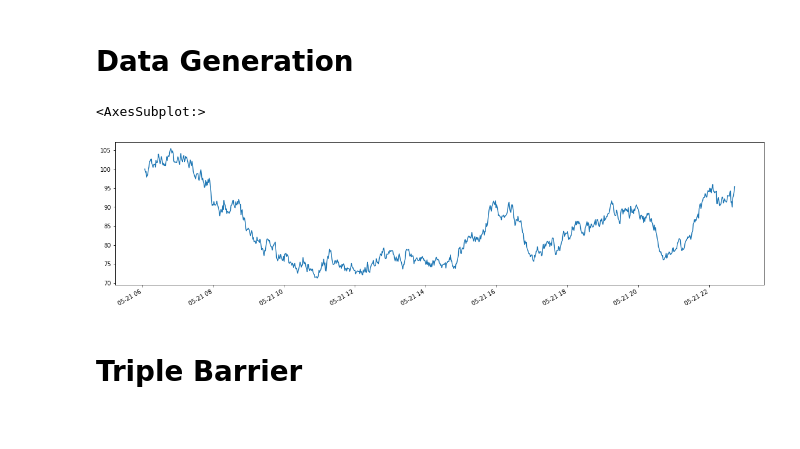
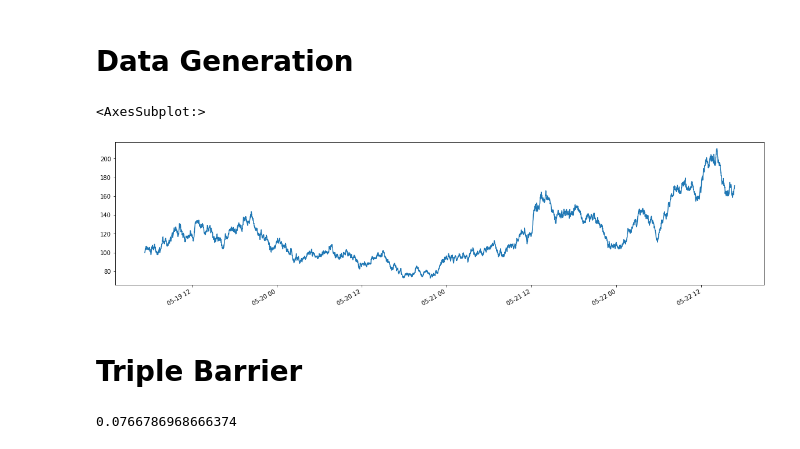
Before and after one commit to maxgao18/AFML, a Jupyter notebook: 3.1.ipynb, the cells around one changed output. Cells and saved outputs as stored; diff of their text form; code cells hidden in the pictures.

```diff
--- a/3.1.ipynb
+++ b/3.1.ipynb
@@ -15,10 +16,10 @@ import c
 # %%
 plt.rcParams["figure.figsize"] = (20, 5)
 
-data = u.create_price_data(theta=0.0001, start_price=100, n_samples=1000)
+data = u.create_price_data(theta=0.0001, start_price=100, n_samples=5000)
 data["close"].plot.line()
 # %% [output]
 <AxesSubplot:>
-[figure, old version]
+[figure, new version]
 # %% [markdown]
 # Triple Barrier
@@ -77,0 +26,10 @@ def plot_triple_barrier(ax, market_data, barriers, start_dt, target, side = c.Di
+# %%
+resampled = data.resample("H")
+target = np.mean((resampled["close"].last() / resampled["close"].first()).std())
+price_target = 1
+stop_loss = 1
+vertical_barrier = np.timedelta64(3, "h")
+
+target
+# %% [output]
+0.0766786968666374
```
Also changed, not shown: parts of 8 cells of this notebook, 5 other files.
